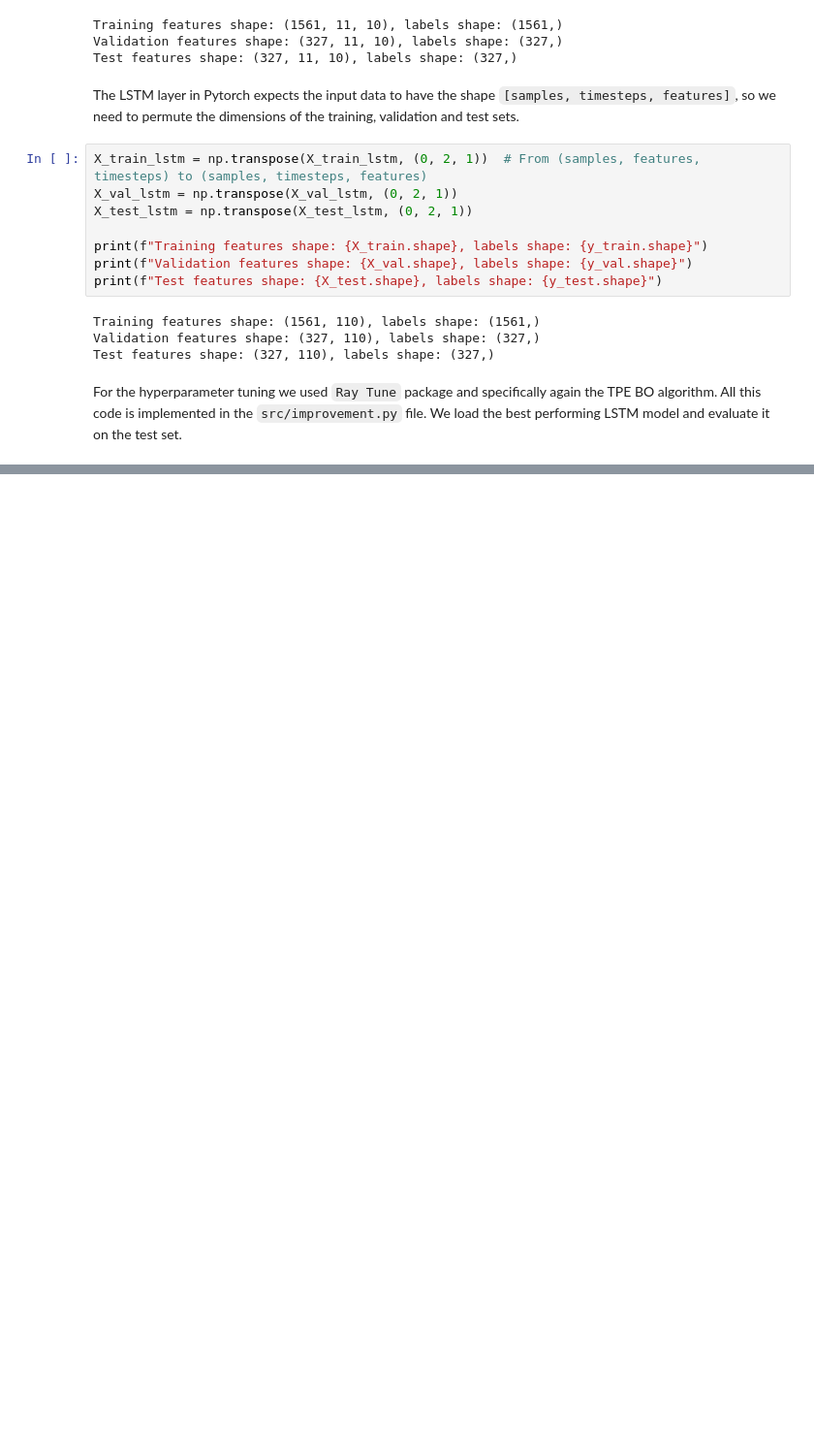
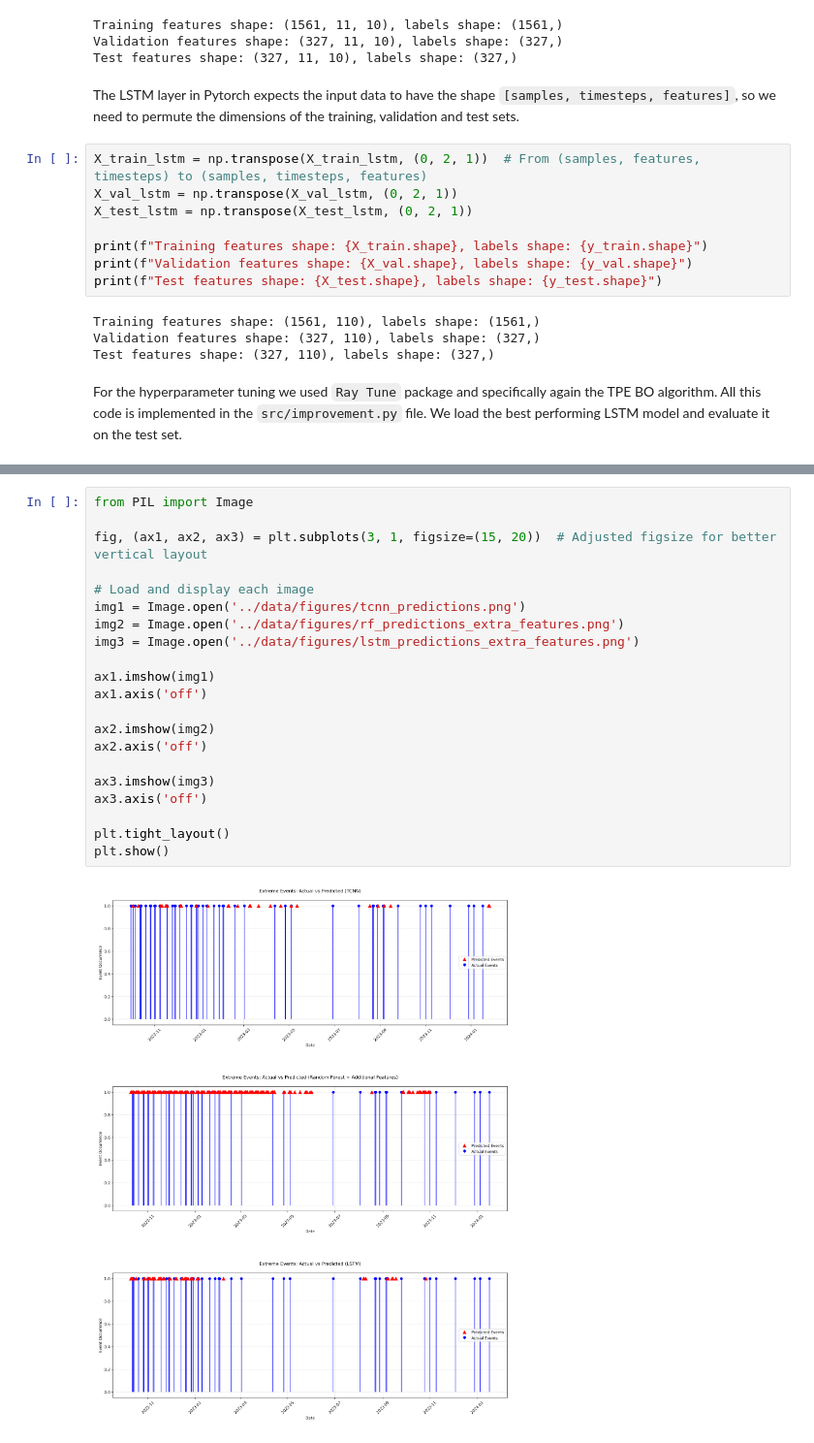
Before and after one commit to nmourdo/extreme_event_prediction, a Jupyter notebook: src/report.ipynb, the cells around one changed output, grey strips where cells are left out. Shown at 97% size. Cells and saved outputs as stored; diff of their text form; blank space fills up the shorter version.

```diff
--- a/src/report.ipynb
+++ b/src/report.ipynb
@@ -880,0 +913,23 @@ Also, after the hiatus of the extreme events, taking place after March 2023, it
+# %%
+from PIL import Image
+
+fig, (ax1, ax2, ax3) = plt.subplots(3, 1, figsize=(15, 20))  # Adjusted figsize for better vertical layout
+
+# Load and display each image
+img1 = Image.open('../data/figures/tcnn_predictions.png')
+img2 = Image.open('../data/figures/rf_predictions_extra_features.png')
+img3 = Image.open('../data/figures/lstm_predictions_extra_features.png')
+
+ax1.imshow(img1)
+ax1.axis('off')
+
+ax2.imshow(img2)
+ax2.axis('off')
+
+ax3.imshow(img3)
+ax3.axis('off')
+
+plt.tight_layout()
+plt.show()
+# %% [output]
+[figure, added]
```
Also changed, not shown: parts of 29 cells of this notebook, 14 other files.
